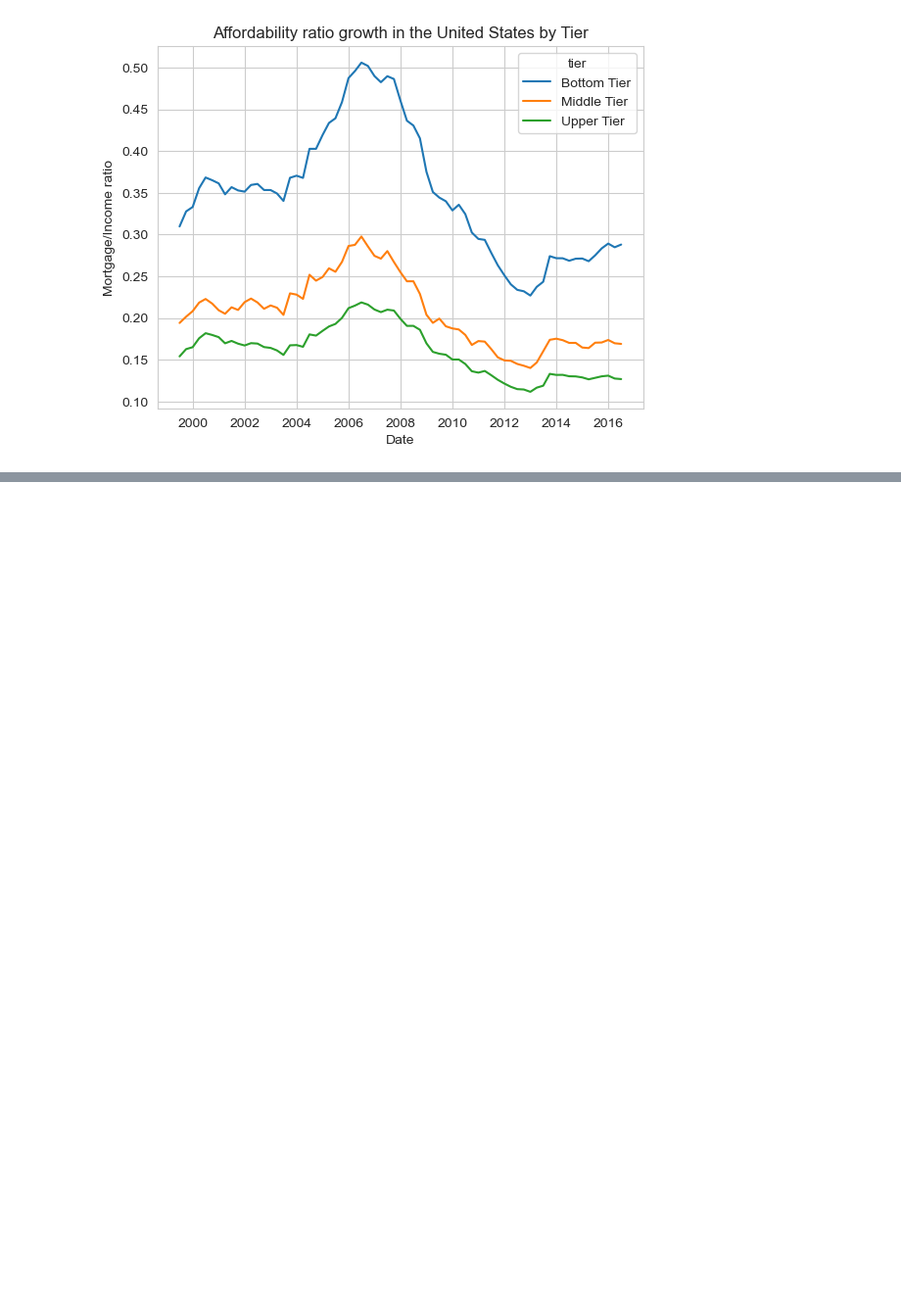
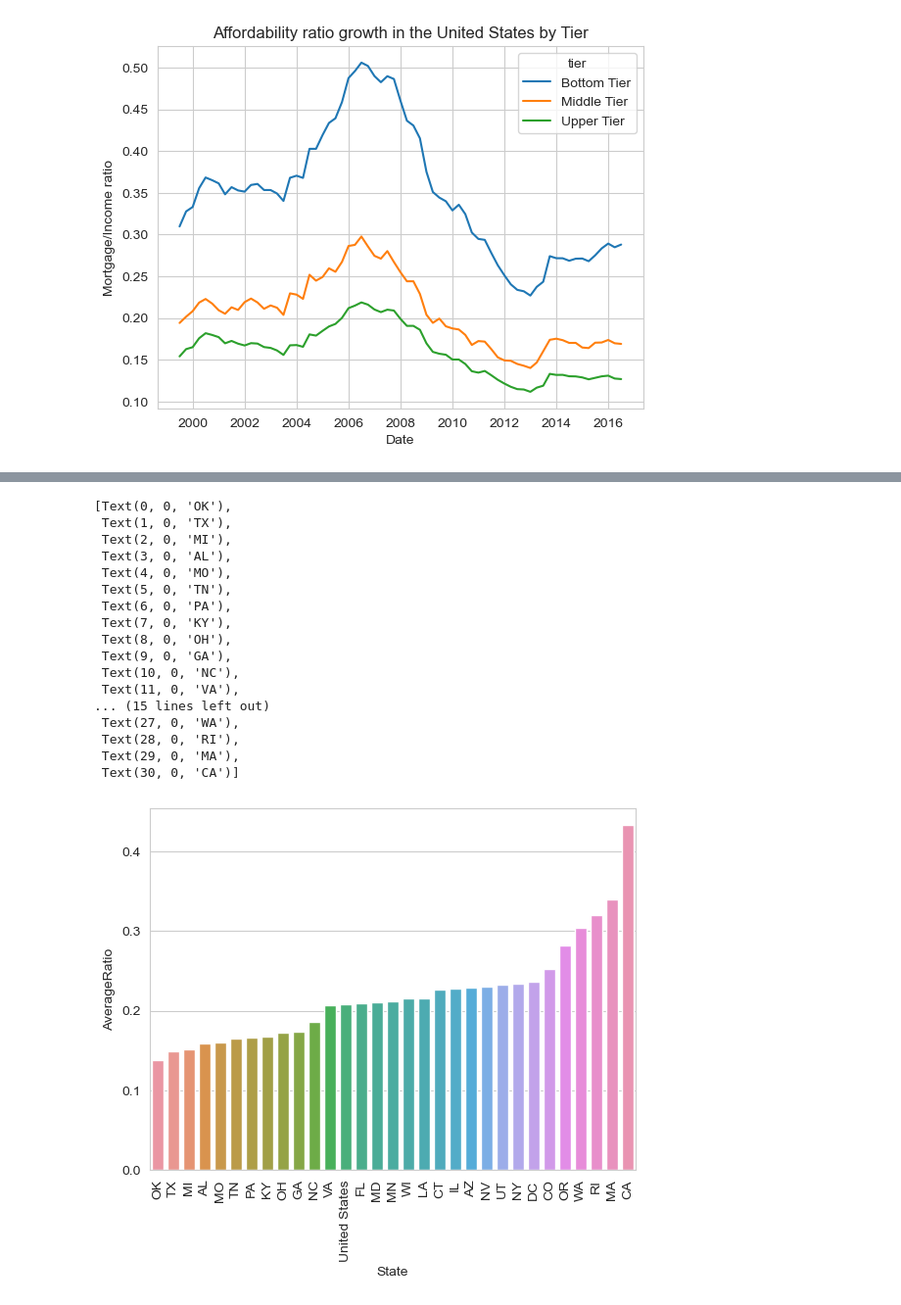
Before and after one commit to ubco-W2022T2-data301/project-group-therealgroup30, a Jupyter notebook: analysis/analysisAlrick.ipynb, the cells around one changed output, grey strips where cells are left out. Shown at 98% size. Drawn from its saved outputs; the diff is of its cells as text; code cells hidden in the pictures; blank space fills up the shorter version.

```diff
--- a/analysis/analysisAlrick.ipynb
+++ b/analysis/analysisAlrick.ipynb
@@ -53,0 +161,4 @@ The `ci` parameter is deprecated. Use `errorbar=None` for the same effect.
+# %%
+average['State'] = average['RegionName'].apply(lambda x: x.split(',')[-1].strip())
+# split the RegionName string by commas and take the last element.
+average
@@ -53,0 +184,3 @@ The `ci` parameter is deprecated. Use `errorbar=None` for the same effect.
+# %%
+states = average.groupby('State').mean().reset_index()
+states.drop(['PopRank', 'RegionID'], axis=1)
@@ -53,0 +213,23 @@ The `ci` parameter is deprecated. Use `errorbar=None` for the same effect.
+# %%
+states = states.sort_values('AverageRatio')
+plot2 = sns.barplot(states, x='State', y='AverageRatio')
+plot2.set_xticklabels(plot2.get_xticklabels(), rotation=90)
+# %% [output]
+[Text(0, 0, 'OK'),
+ Text(1, 0, 'TX'),
+ Text(2, 0, 'MI'),
+ Text(3, 0, 'AL'),
+ Text(4, 0, 'MO'),
+ Text(5, 0, 'TN'),
+ Text(6, 0, 'PA'),
+ Text(7, 0, 'KY'),
+ Text(8, 0, 'OH'),
+ Text(9, 0, 'GA'),
+ Text(10, 0, 'NC'),
+ Text(11, 0, 'VA'),
+... (15 lines left out)
+ Text(27, 0, 'WA'),
+ Text(28, 0, 'RI'),
+ Text(29, 0, 'MA'),
+ Text(30, 0, 'CA')]
+[figure, added]
```
Also changed, not shown: parts of 18 cells of this notebook.
